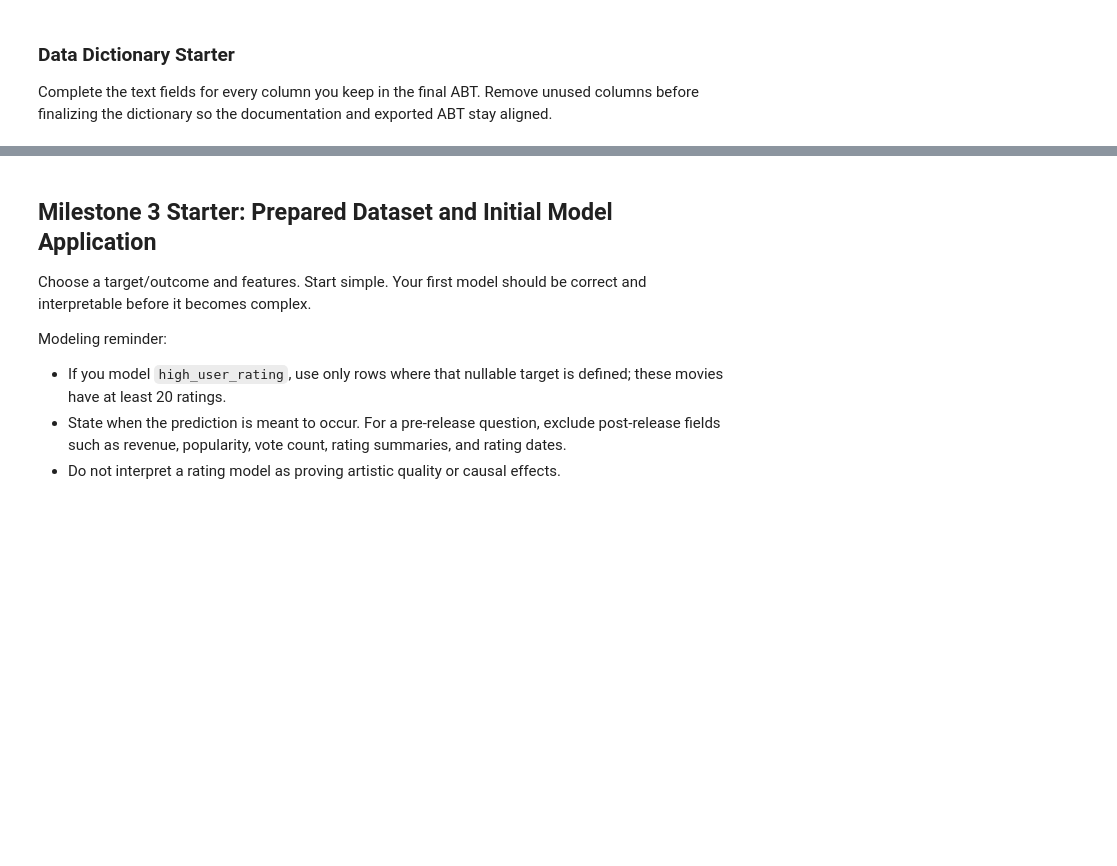
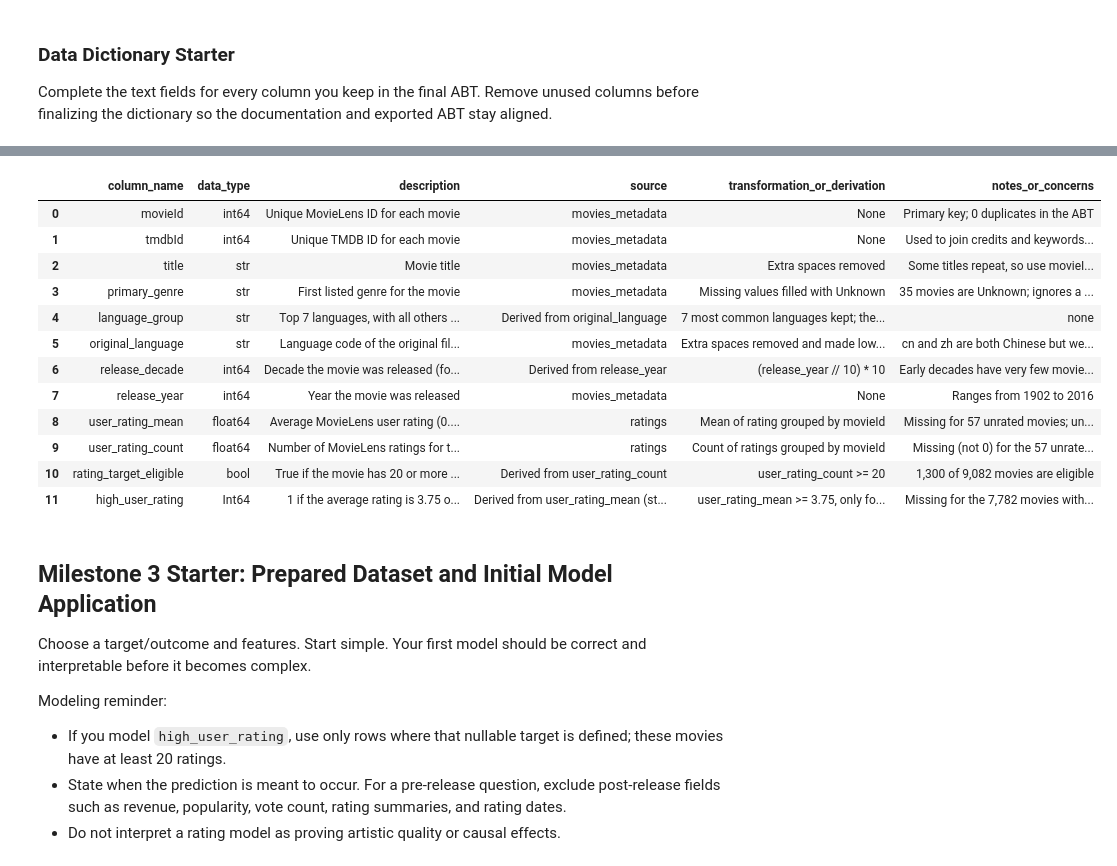
Before and after one commit to gantu2/ban6003-project-option-1-GeorgeAntu, a Jupyter notebook: notebooks/movies_project_starter.ipynb, the cells around one changed output, grey strips where cells are left out. Cells and saved outputs as stored; diff of their text form; code cells hidden in the pictures; blank space fills up the shorter version.

```diff
--- a/notebooks/movies_project_starter.ipynb
+++ b/notebooks/movies_project_starter.ipynb
@@ -784,3 +919,89 @@ data_dictionary.head()
+# %%
+cols = ["description", "source", "transformation_or_derivation", "notes_or_concerns"]
+
+data_dictionary.loc[data_dictionary["column_name"] == "movieId", cols] = [
+    "Unique MovieLens ID for each movie", "movies_metadata", "None",
+    "Primary key; 0 duplicates in the ABT"
+]
+
+data_dictionary.loc[data_dictionary["column_name"] == "tmdbId", cols] = [
+    "Unique TMDB ID for each movie", "movies_metadata", "None",
+    "Used to join credits and keywords; 0 duplicates in the ABT"
+]
+
+data_dictionary.loc[data_dictionary["column_name"] == "title", cols] = [
+    "Movie title", "movies_metadata", "Extra spaces removed",
+    "Some titles repeat, so use movieId to identify movies"
+]
+
+data_dictionary.loc[data_dictionary["column_name"] == "primary_genre", cols] = [
+    "First listed genre for the movie", "movies_metadata", "Missing values filled with Unknown",
+    "35 movies are Unknown; ignores a movie's other genres; some genres have very few eligible movies"
+]
+
+data_dictionary.loc[data_dictionary["column_name"] == "language_group", cols] = [
+    "Top 7 languages, with all others grouped as other", "Derived from original_language",
+    "7 most common languages kept; the rest labeled other",
+    "none identified"
+]
+
+data_dictionary.loc[data_dictionary["column_name"] == "original_language", cols] = [
+    "Language code of the original film (for example, en, fr)", "movies_metadata",
+    "Extra spaces removed and made lowercase",
+    "cn and zh are both Chinese but were kept as separate labels"
+]
+
+data_dictionary.loc[data_dictionary["column_name"] == "release_decade", cols] = [
+    "Decade the movie was released (for example, 1990)", "Derived from release_year",
+    "(release_year // 10) * 10",
+    "Early decades have very few movies with 20+ ratings"
+]
+
+data_dictionary.loc[data_dictionary["column_name"] == "release_year", cols] = [
+    "Year the movie was released", "movies_metadata", "None",
+    "Ranges from 1902 to 2016"
+]
+
+data_dictionary.loc[data_dictionary["column_name"] == "user_rating_mean", cols] = [
+    "Average MovieLens user rating (0.5 to 5)", "ratings", "Mean of rating grouped by movieId",
+    "Missing for 57 unrated movies; unreliable for movies with few ratings"
+]
+
+data_dictionary.loc[data_dictionary["column_name"] == "user_rating_count", cols] = [
+    "Number of MovieLens ratings for the movie", "ratings", "Count of ratings grouped by movieId",
+    "Missing (not 0) for the 57 unrated movies"
+]
+
+data_dictionary.loc[data_dictionary["column_name"] == "rating_target_eligible", cols] = [
+    "True if the movie has 20 or more ratings", "Derived from user_rating_count",
+    "user_rating_count >= 20",
+    "1,300 of 9,082 movies are eligible"
+]
+
+data_dictionary.loc[data_dictionary["column_name"] == "high_user_rating", cols] = [
+    "1 if the average rating is 3.75 or higher, 0 if lower",
+    "Derived from user_rating_mean (starter join cell)",
+    "user_rating_mean >= 3.75, only for eligible movies",
+    "Missing for the 7,782 movies with fewer than 20 ratings; 3.75 is a chosen cutoff"
+]
+
+
+
+data_dictionary
+# %% [output]
+|  | column_name | data_type | description | source | transformation_or_derivation | notes_or_concerns |
+| 0 | movieId | int64 | Unique MovieLens ID for each movie | movies_metadata | None | Primary key; 0 duplicates in the ABT |
+| 1 | tmdbId | int64 | Unique TMDB ID for each movie | movies_metadata | None | Used to join credits and keywords... |
+| 2 | title | str | Movie title | movies_metadata | Extra spaces removed | Some titles repeat, so use movieI... |
+| 3 | primary_genre | str | First listed genre for the movie | movies_metadata | Missing values filled with Unknown | 35 movies are Unknown; ignores a ... |
+| 4 | language_group | str | Top 7 languages, with all others ... | Derived from original_language | 7 most common languages kept; the... | none |
+| 5 | original_language | str | Language code of the original fil... | movies_metadata | Extra spaces removed and made low... | cn and zh are both Chinese but we... |
+| 6 | release_decade | int64 | Decade the movie was released (fo... | Derived from release_year | (release_year // 10) * 10 | Early decades have very few movie... |
+| 7 | release_year | int64 | Year the movie was released | movies_metadata | None | Ranges from 1902 to 2016 |
+| 8 | user_rating_mean | float64 | Average MovieLens user rating (0.... | ratings | Mean of rating grouped by movieId | Missing for 57 unrated movies; un... |
+| 9 | user_rating_count | float64 | Number of MovieLens ratings for t... | ratings | Count of ratings grouped by movieId | Missing (not 0) for the 57 unrate... |
+| 10 | rating_target_eligible | bool | True if the movie has 20 or more ... | Derived from user_rating_count | user_rating_count >= 20 | 1,300 of 9,082 movies are eligible |
+| 11 | high_user_rating | Int64 | 1 if the average rating is 3.75 o... | Derived from user_rating_mean (st... | user_rating_mean >= 3.75, only fo... | Missing for the 7,782 movies with... |
 # %% [markdown]
 ## Milestone 3 Starter: Prepared Dataset and Initial Model Application
 
```
Also changed, not shown: parts of 16 cells of this notebook.
